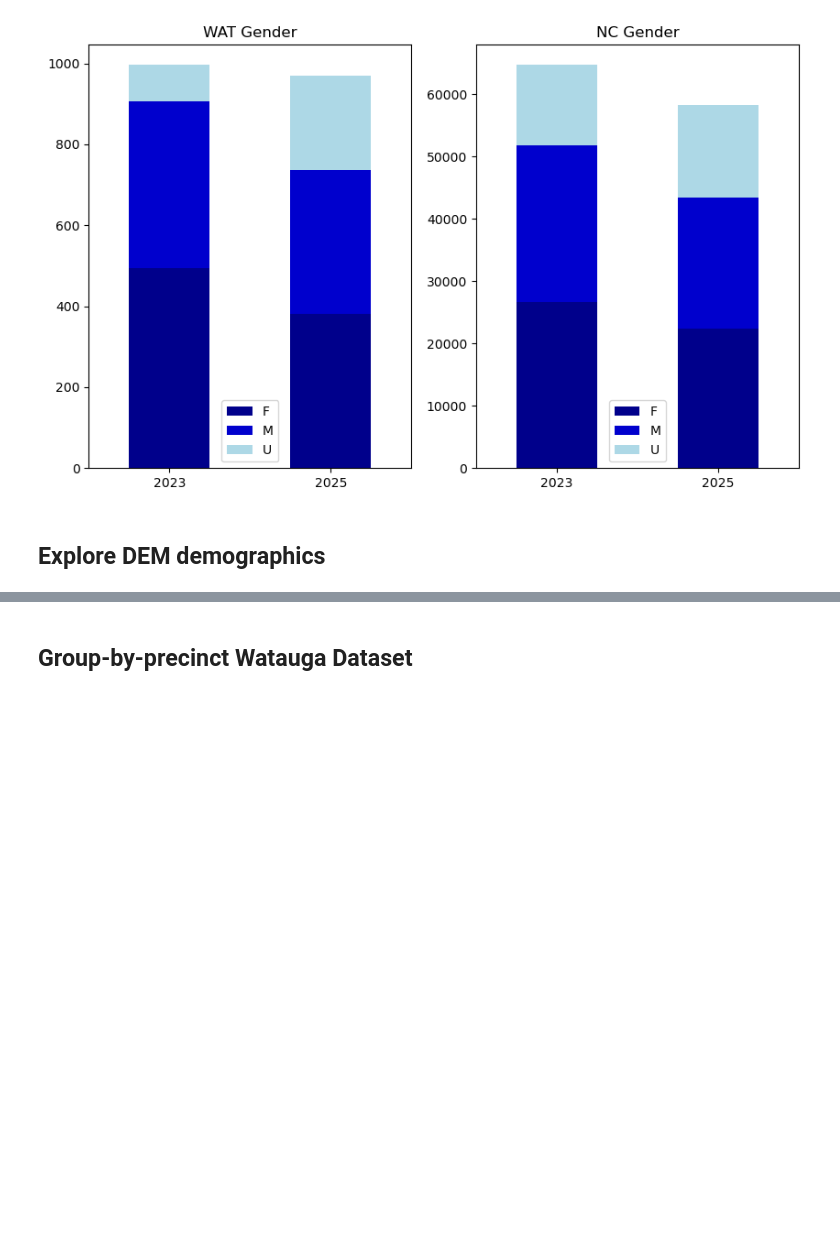
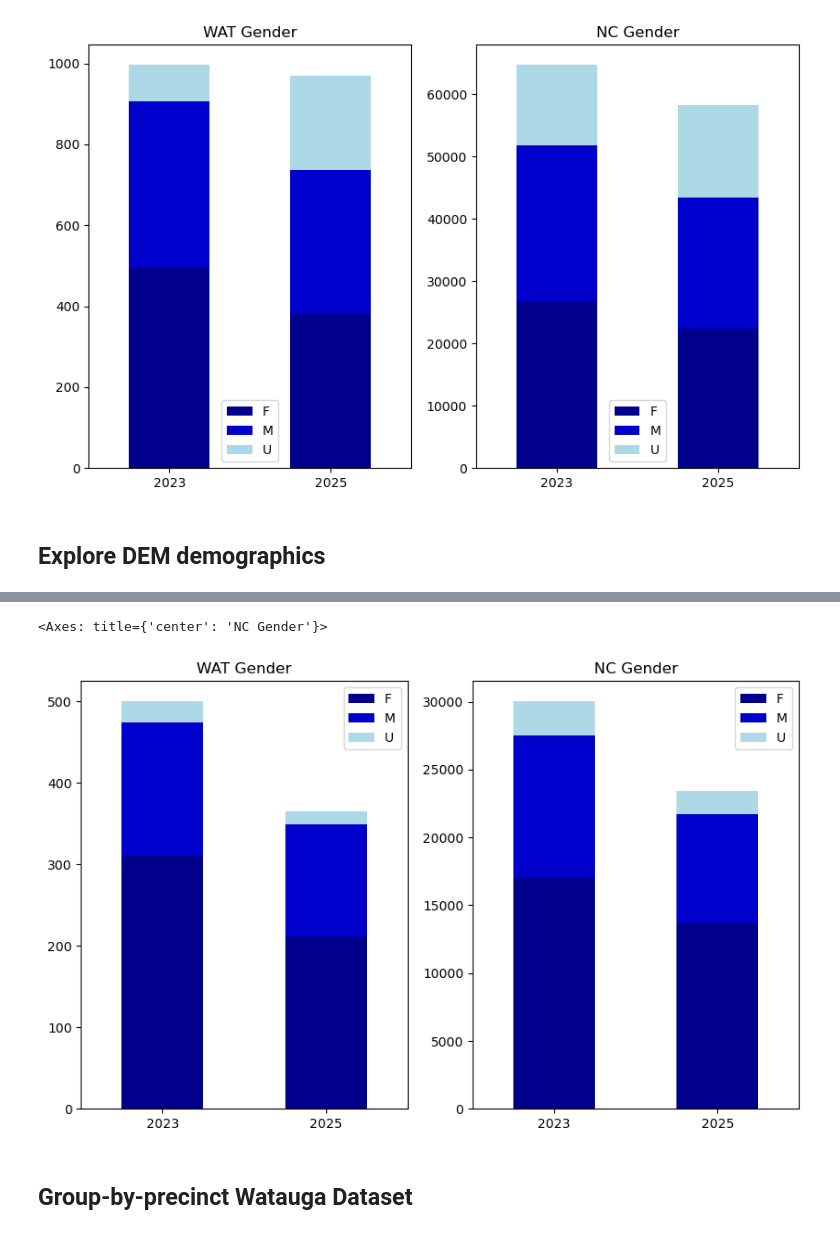
Before and after one commit to vandyy123/Election-Analysis, a Jupyter notebook: Election Results.ipynb, the cells around one changed output, grey strips where cells are left out. Cells and saved outputs as stored; diff of their text form; code cells hidden in the pictures; blank space fills up the shorter version.

```diff
--- a/Election Results.ipynb
+++ b/Election Results.ipynb
@@ -359,3 +316,34 @@ nc_race.plot(ax = axes[1], kind = 'bar', stacked = True, title = 'NC Race', colo
+# %%
+fig, axes = plt.subplots(1, 2, figsize = (10, 6))
+
+# # Break down the gender demographics of the WAT UNA during the 2023 election cycle
+# # Break down the gender demographics of the WAT UNA during the 2025 election cycle
+
+wat_una_gen_df = {
+    '2023': dem_wat_2023['gender_code'].value_counts(),
+    '2025': dem_wat_2025['gender_code'].value_counts()
+}
+
+wat_gen_df = pd.DataFrame(wat_una_gen_df)
+wat_gen = wat_gen_df.T
+
+wat_gen.plot(ax = axes[0], kind = 'bar', stacked = True, title = 'WAT Gender', color = ['DarkBlue', 'MediumBlue', 'LightBlue'], rot = 0)
+
+# # Break down the race demographics of the NC UNA during the 2023 election cycle
+# # Break down the race demographics of the NC UNA during the 2025 election cycle
+
+nc_una_gen_df = {
+    '2023': dem_nc_2023['gender_code'].value_counts(),
+    '2025': dem_nc_2025['gender_code'].value_counts()
+}
+
+nc_gen_df = pd.DataFrame(nc_una_gen_df)
+nc_gen = nc_gen_df.T
+
+nc_gen.plot(ax = axes[1], kind = 'bar', stacked = True, title = 'NC Gender', color = ['DarkBlue', 'MediumBlue', 'LightBlue'], rot = 0)
+# %% [output]
+<Axes: title={'center': 'NC Gender'}>
+[figure, added]
 # %% [markdown]
 ## Group-by-precinct Watauga Dataset
 # %%
```
Also changed, not shown: parts of 8 cells of this notebook.
